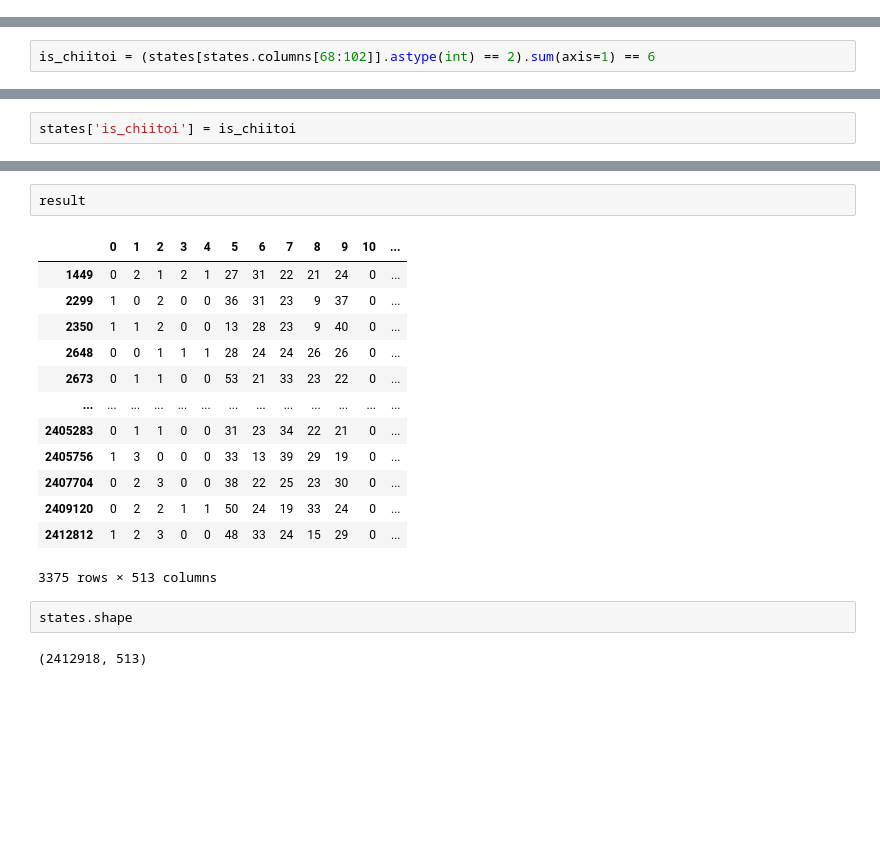
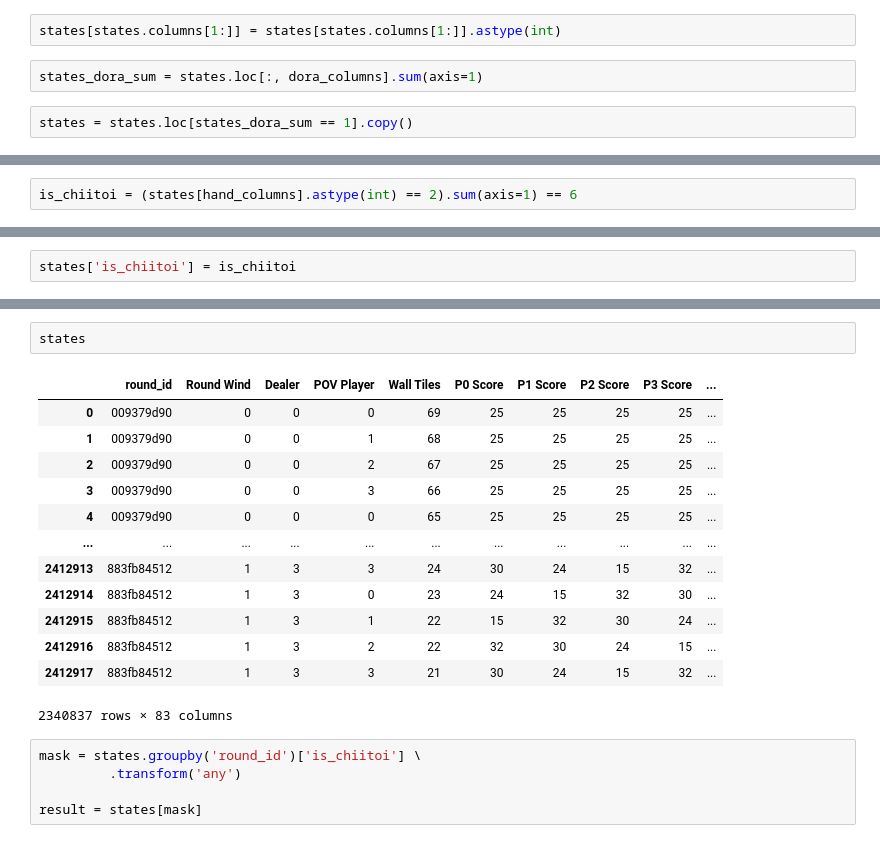
Before and after one commit to Efithor/riichi-dendrology, a Jupyter notebook: fuller_data_clean.ipynb, the cells around one changed output, grey strips where cells are left out. Cells and saved outputs as stored; diff of their text form; blank space fills up the shorter version.

```diff
--- a/fuller_data_clean.ipynb
+++ b/fuller_data_clean.ipynb
@@ -20 +52,7 @@ states.columns = states.columns.map(
+# %%
+states[states.columns[1:]] = states[states.columns[1:]].astype(int)
+# %%
+states_dora_sum = states.loc[:, dora_columns].sum(axis=1)
+# %%
+states = states.loc[states_dora_sum == 1].copy()
 # %%
@@ -123,7 +169,7 @@ array(['E', 'W', 'WOoA20', 'tie', 'no_riichi', '0_OR', 'D5m', 'ASouth',
 # %% [markdown]
 # Identify Chiitoi States
 # %%
-is_chiitoi = (states[states.columns[68:102]].astype(int) == 2).sum(axis=1) == 6
+is_chiitoi = (states[hand_columns].astype(int) == 2).sum(axis=1) == 6
 # %%
 is_chiitoi.value_counts()
 # %% [output]
@@ -164,20 +181,21 @@ Name: count, dtype: int64
-# %%
-result
-# %% [output]
-|  | 0 | 1 | 2 | 3 | 4 | 5 | 6 | 7 | 8 | 9 | 10 | ... |
-| 1449 | 0 | 2 | 1 | 2 | 1 | 27 | 31 | 22 | 21 | 24 | 0 | ... |
-| 2299 | 1 | 0 | 2 | 0 | 0 | 36 | 31 | 23 | 9 | 37 | 0 | ... |
-| 2350 | 1 | 1 | 2 | 0 | 0 | 13 | 28 | 23 | 9 | 40 | 0 | ... |
-| 2648 | 0 | 0 | 1 | 1 | 1 | 28 | 24 | 24 | 26 | 26 | 0 | ... |
-| 2673 | 0 | 1 | 1 | 0 | 0 | 53 | 21 | 33 | 23 | 22 | 0 | ... |
-| ... | ... | ... | ... | ... | ... | ... | ... | ... | ... | ... | ... | ... |
-| 2405283 | 0 | 1 | 1 | 0 | 0 | 31 | 23 | 34 | 22 | 21 | 0 | ... |
-| 2405756 | 1 | 3 | 0 | 0 | 0 | 33 | 13 | 39 | 29 | 19 | 0 | ... |
-| 2407704 | 0 | 2 | 3 | 0 | 0 | 38 | 22 | 25 | 23 | 30 | 0 | ... |
-| 2409120 | 0 | 2 | 2 | 1 | 1 | 50 | 24 | 19 | 33 | 24 | 0 | ... |
-| 2412812 | 1 | 2 | 3 | 0 | 0 | 48 | 33 | 24 | 15 | 29 | 0 | ... |
-3375 rows × 513 columns
-# %%
-states.shape
-# %% [output]
-(2412918, 513)
+# %%
+states
+# %% [output]
+|  | round_id | Round Wind | Dealer | POV Player | Wall Tiles | P0 Score | P1 Score | P2 Score | P3 Score | ... |
+| 0 | 009379d90 | 0 | 0 | 0 | 69 | 25 | 25 | 25 | 25 | ... |
+| 1 | 009379d90 | 0 | 0 | 1 | 68 | 25 | 25 | 25 | 25 | ... |
+| 2 | 009379d90 | 0 | 0 | 2 | 67 | 25 | 25 | 25 | 25 | ... |
+| 3 | 009379d90 | 0 | 0 | 3 | 66 | 25 | 25 | 25 | 25 | ... |
+| 4 | 009379d90 | 0 | 0 | 0 | 65 | 25 | 25 | 25 | 25 | ... |
+| ... | ... | ... | ... | ... | ... | ... | ... | ... | ... | ... |
+| 2412913 | 883fb84512 | 1 | 3 | 3 | 24 | 30 | 24 | 15 | 32 | ... |
+| 2412914 | 883fb84512 | 1 | 3 | 0 | 23 | 24 | 15 | 32 | 30 | ... |
+| 2412915 | 883fb84512 | 1 | 3 | 1 | 22 | 15 | 32 | 30 | 24 | ... |
+| 2412916 | 883fb84512 | 1 | 3 | 2 | 22 | 32 | 30 | 24 | 15 | ... |
+| 2412917 | 883fb84512 | 1 | 3 | 3 | 21 | 30 | 24 | 15 | 32 | ... |
+2340837 rows × 83 columns
+# %%
+mask = states.groupby('round_id')['is_chiitoi'] \
+         .transform('any')
+
+result = states[mask]
```
Also changed, not shown: parts of 22 cells of this notebook.
